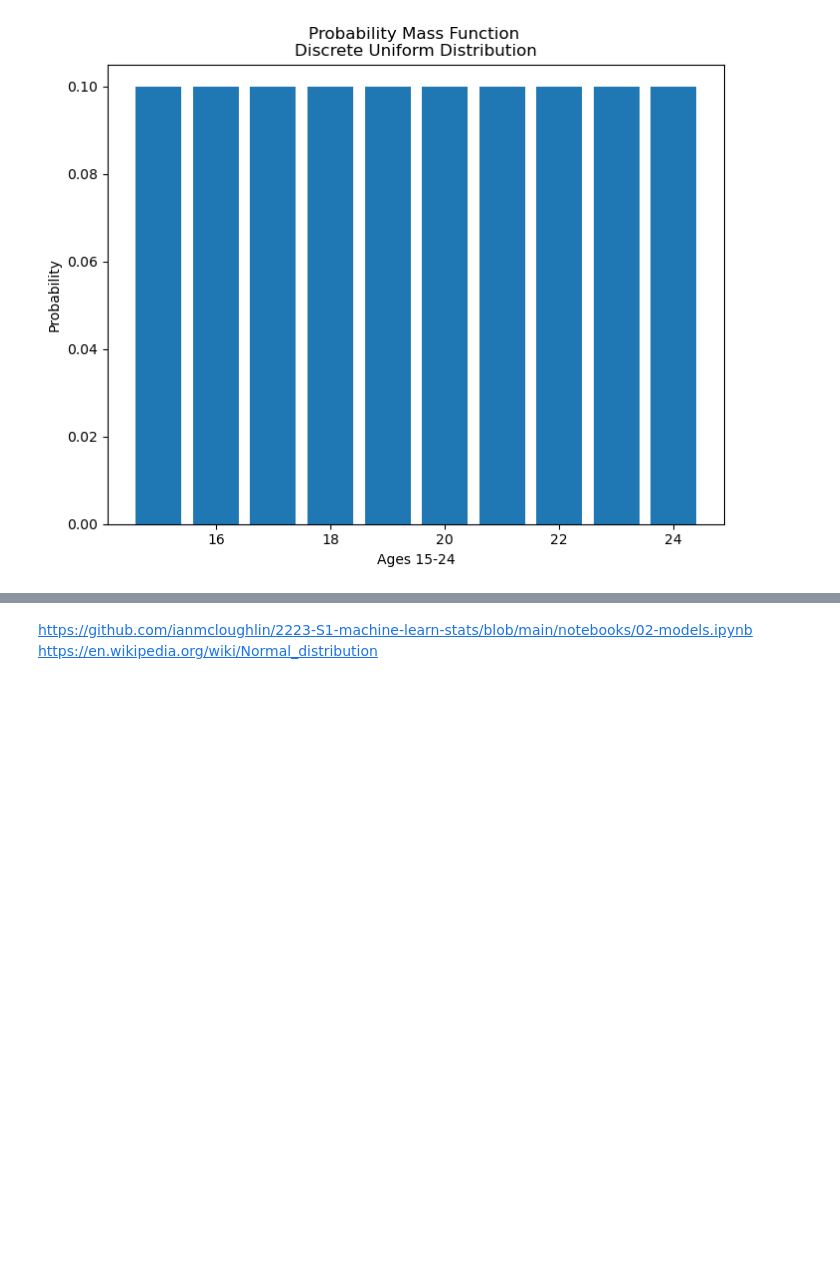
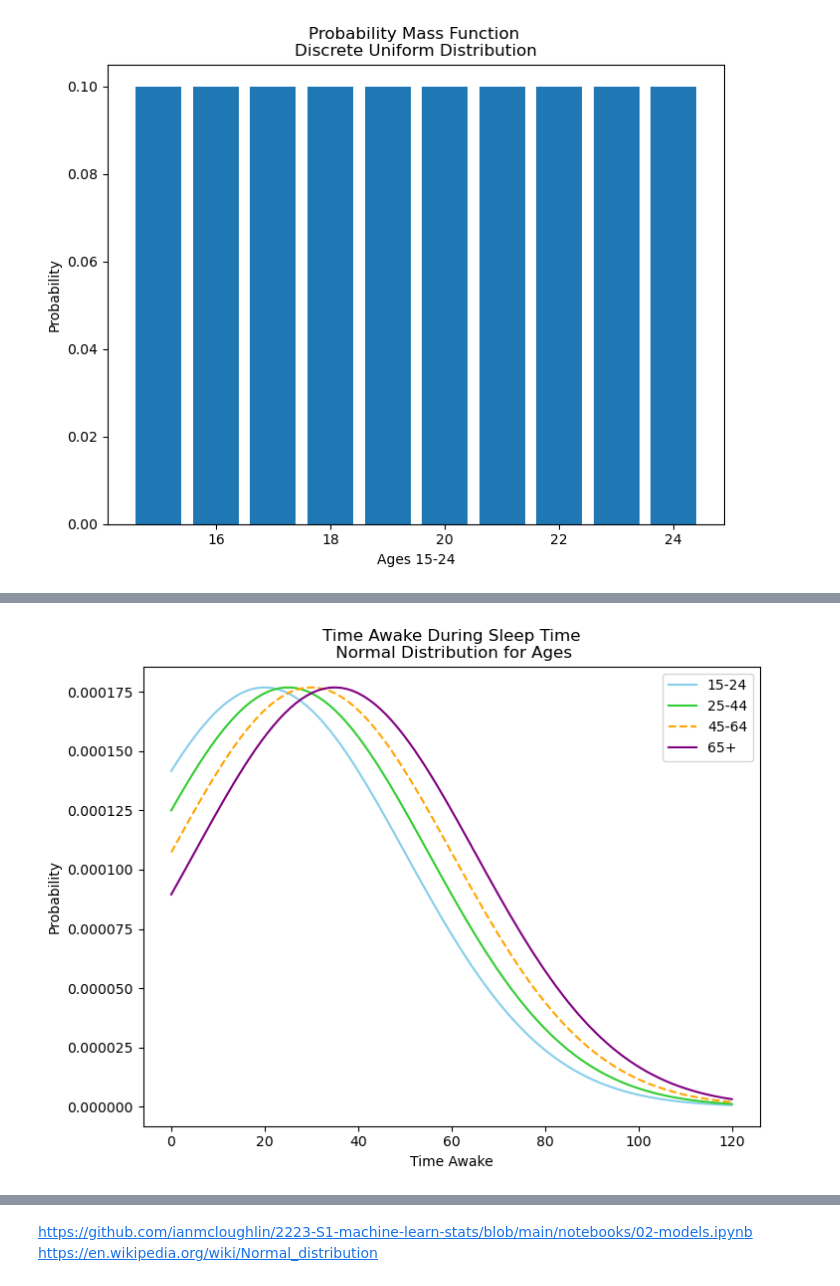
Before and after one commit to ShaneOG2/ProgrammingForDAp1, a Jupyter notebook: Simulation Notebook.ipynb, the cells around one changed output, grey strips where cells are left out. Saved outputs shown, nothing was run; the diff lists cells and outputs as text; code cells hidden in the pictures; blank space fills up the shorter version.

```diff
--- a/Simulation Notebook.ipynb
+++ b/Simulation Notebook.ipynb
@@ -225 +254,27 @@ https://www.scribbr.com/statistics/normal-distribution/
+# %%
+x1 = np.linspace(0.0, 120.0, 100)
+
+z1 = normpdf(20, 30, x1)
+plt.plot(x1, z1, color = "skyblue", label = "15-24")
+
+z2 = normpdf(25, 30, x1)
+plt.plot(x1, z2, color = "limegreen", label = "25-44")
+
+z3 = normpdf(30, 30, x1)
+plt.plot(x1, z3, color = "orange", linestyle='dashed', label = "45-64")
+
+z4 = normpdf(35, 30, x1)
+plt.plot(x1, z4, color = "purple", label = "65+")
+
+plt.legend()
+
+# Set labels and titles
+plt.xlabel("Time Awake")
+plt.ylabel("Probability")
+
+plt.title("Time Awake During Sleep Time\n Normal Distribution for Ages")
+
+plt.show()
+# %% [output]
+[figure, added]
 # %% [markdown]
```
Also changed, not shown: parts of 4 cells of this notebook.
